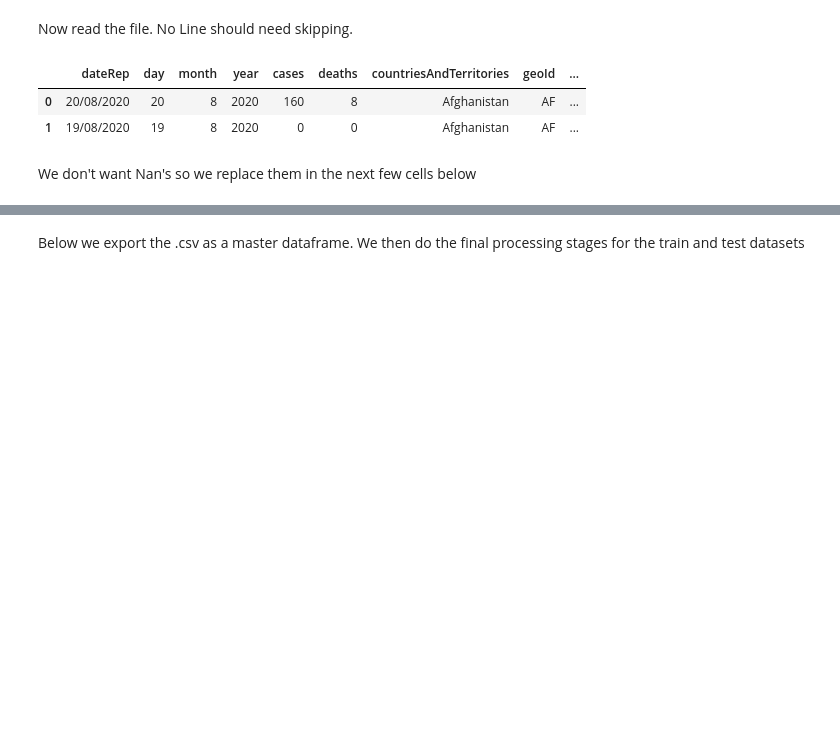
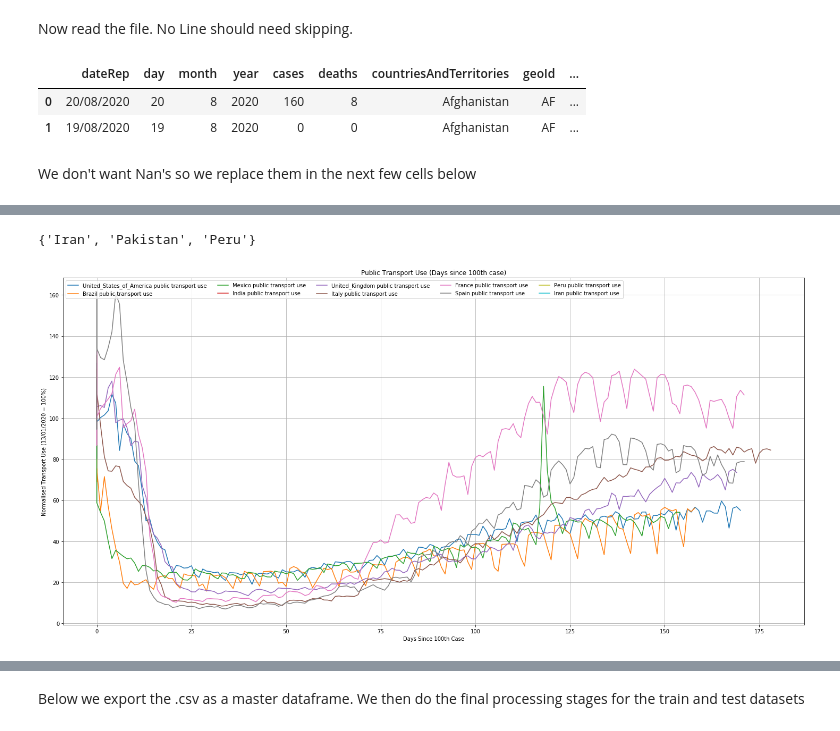
Before and after one commit to sameckford/Covid-19_Walkthrough_Part2, a Jupyter notebook: data_prep_covid_19.ipynb, the cells around one changed output, grey strips where cells are left out. Cells and saved outputs as stored; diff of their text form; code cells hidden in the pictures; blank space fills up the shorter version.

```diff
--- a/data_prep_covid_19.ipynb
+++ b/data_prep_covid_19.ipynb
@@ -118,0 +110,20 @@ covid19_df.fillna(0, inplace=True)
+# %%
+top_count1 = covid19_df.groupby('countriesAndTerritories')['deaths'].sum().sort_values(ascending=False).iloc[:20]
+top_count1 = list(top_count1.keys())
+set(top_count).difference(top_count1)
+# %% [output]
+{'Iran', 'Pakistan', 'Peru'}
+# %%
+# Visualising the transport use over time by the first 10 countries
+plt.figure(figsize=(25, 12))
+for country in top_count[:10]:
+    plt.plot(covid_df[covid_df["countriesAndTerritories"] == country]["flag"],
+             covid_df[covid_df["countriesAndTerritories"] == country]["transit"], label=f"{country} public transport use")
+plt.title('Public Transport Use (Days since 100th case)')
+plt.xlabel('Days Since 100th Case')
+plt.ylabel('Normalised Transport Use (13/01/2020 = 100%)')
+plt.grid()
+plt.legend(ncol=5, loc=2)
+plt.show()
+# %% [output]
+[figure, added]
```
Also changed, not shown: parts of 17 cells of this notebook, 20 other files.
